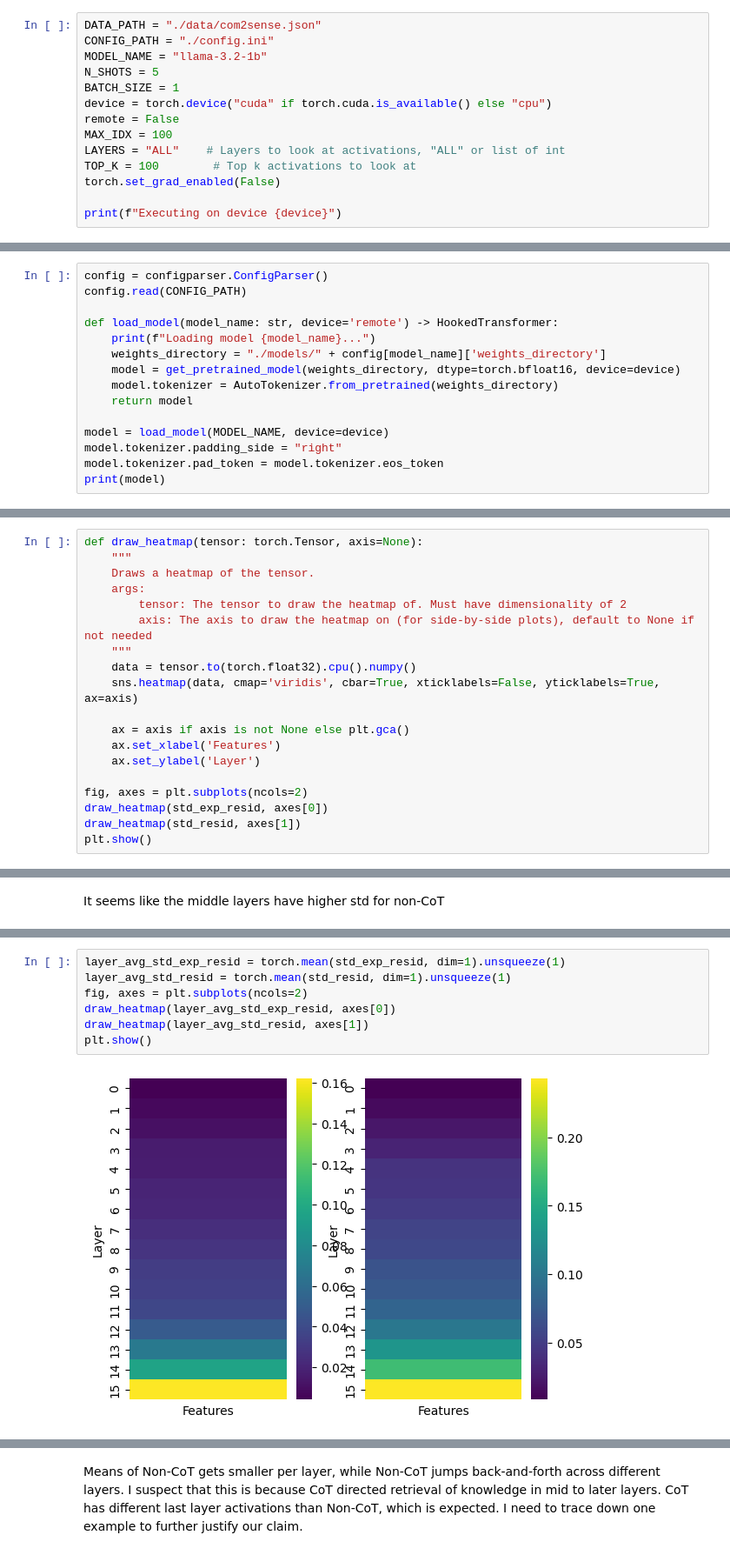
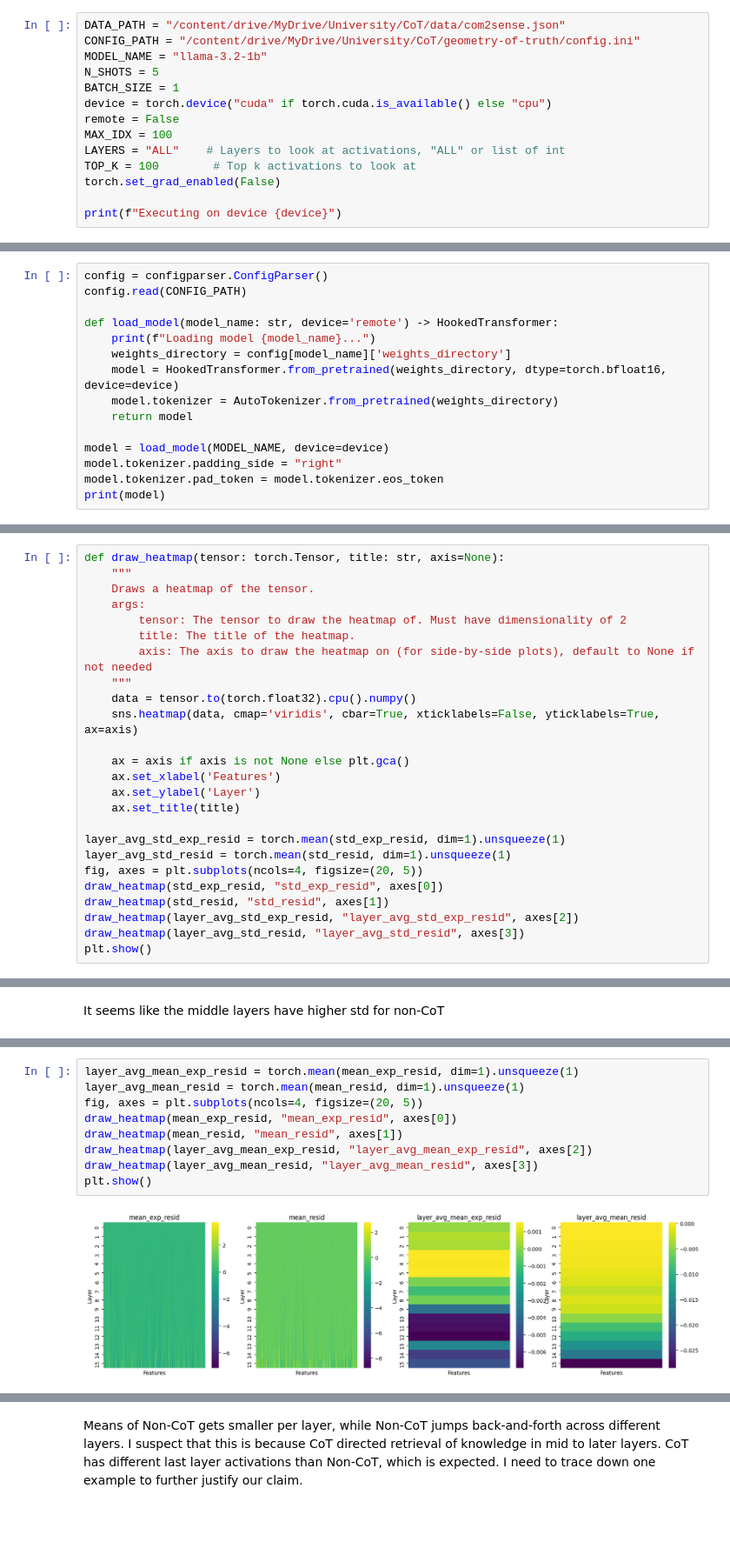
Before and after one commit to ShenranTomWang/CoT, a Jupyter notebook: CoT.ipynb, the cells around one changed output, grey strips where cells are left out. Shown at 87% size. Drawn from its saved outputs; the diff is of its cells as text; blank space fills up the shorter version.

```diff
--- a/CoT.ipynb
+++ b/CoT.ipynb
@@ -38,8 +66,8 @@ from utils.loading_utils import get_pretrained_model
 # %% [markdown]
 # Constants
 # %%
-DATA_PATH = "./data/com2sense.json"
-CONFIG_PATH = "./config.ini"
+DATA_PATH = "/content/drive/MyDrive/University/CoT/data/com2sense.json"
+CONFIG_PATH = "/content/drive/MyDrive/University/CoT/geometry-of-truth/config.ini"
 MODEL_NAME = "llama-3.2-1b"
 N_SHOTS = 5
 BATCH_SIZE = 1
@@ -77,8 +114,8 @@ config.read(CONFIG_PATH)
 
 def load_model(model_name: str, device='remote') -> HookedTransformer:
     print(f"Loading model {model_name}...")
-    weights_directory = "./models/" + config[model_name]['weights_directory']
-    model = get_pretrained_model(weights_directory, dtype=torch.bfloat16, device=device)
+    weights_directory = config[model_name]['weights_directory']
+    model = HookedTransformer.from_pretrained(weights_directory, dtype=torch.bfloat16, device=device)
     model.tokenizer = AutoTokenizer.from_pretrained(weights_directory)
     return model
 
@@ -394,11 +431,12 @@ std_resid_top_k = torch.gather(std_resid, 1, cot_indeces)
 # %% [markdown]
 ### std
 # %%
-def draw_heatmap(tensor: torch.Tensor, axis=None):
+def draw_heatmap(tensor: torch.Tensor, title: str, axis=None):
     """
     Draws a heatmap of the tensor.
     args:
         tensor: The tensor to draw the heatmap of. Must have dimensionality of 2
+        title: The title of the heatmap.
         axis: The axis to draw the heatmap on (for side-by-side plots), default to None if not needed
     """
     data = tensor.to(torch.float32).cpu().numpy()
@@ -407,9 +445,14 @@ def draw_heatmap(tensor: torch.Tensor, axis=None):
     ax = axis if axis is not None else plt.gca()
     ax.set_xlabel('Features')
     ax.set_ylabel('Layer')
+    ax.set_title(title)
 
-fig, axes = plt.subplots(ncols=2)
-draw_heatmap(std_exp_resid, axes[0])
-draw_heatmap(std_resid, axes[1])
+layer_avg_std_exp_resid = torch.mean(std_exp_resid, dim=1).unsqueeze(1)
+layer_avg_std_resid = torch.mean(std_resid, dim=1).unsqueeze(1)
+fig, axes = plt.subplots(ncols=4, figsize=(20, 5))
+draw_heatmap(std_exp_resid, "std_exp_resid", axes[0])
+draw_heatmap(std_resid, "std_resid", axes[1])
+draw_heatmap(layer_avg_std_exp_resid, "layer_avg_std_exp_resid", axes[2])
+draw_heatmap(layer_avg_std_resid, "layer_avg_std_resid", axes[3])
 plt.show()
 # %% [output]
@@ -421,9 +466,11 @@ It seems like the middle layers have higher std for non-CoT
 # %%
-layer_avg_std_exp_resid = torch.mean(std_exp_resid, dim=1).unsqueeze(1)
-layer_avg_std_resid = torch.mean(std_resid, dim=1).unsqueeze(1)
-fig, axes = plt.subplots(ncols=2)
-draw_heatmap(layer_avg_std_exp_resid, axes[0])
-draw_heatmap(layer_avg_std_resid, axes[1])
+layer_avg_mean_exp_resid = torch.mean(mean_exp_resid, dim=1).unsqueeze(1)
+layer_avg_mean_resid = torch.mean(mean_resid, dim=1).unsqueeze(1)
+fig, axes = plt.subplots(ncols=4, figsize=(20, 5))
+draw_heatmap(mean_exp_resid, "mean_exp_resid", axes[0])
+draw_heatmap(mean_resid, "mean_resid", axes[1])
+draw_heatmap(layer_avg_mean_exp_resid, "layer_avg_mean_exp_resid", axes[2])
+draw_heatmap(layer_avg_mean_resid, "layer_avg_mean_resid", axes[3])
 plt.show()
 # %% [output]
-[figure, old version]
+[figure, new version]
```
Also changed, not shown: parts of 16 cells of this notebook.
